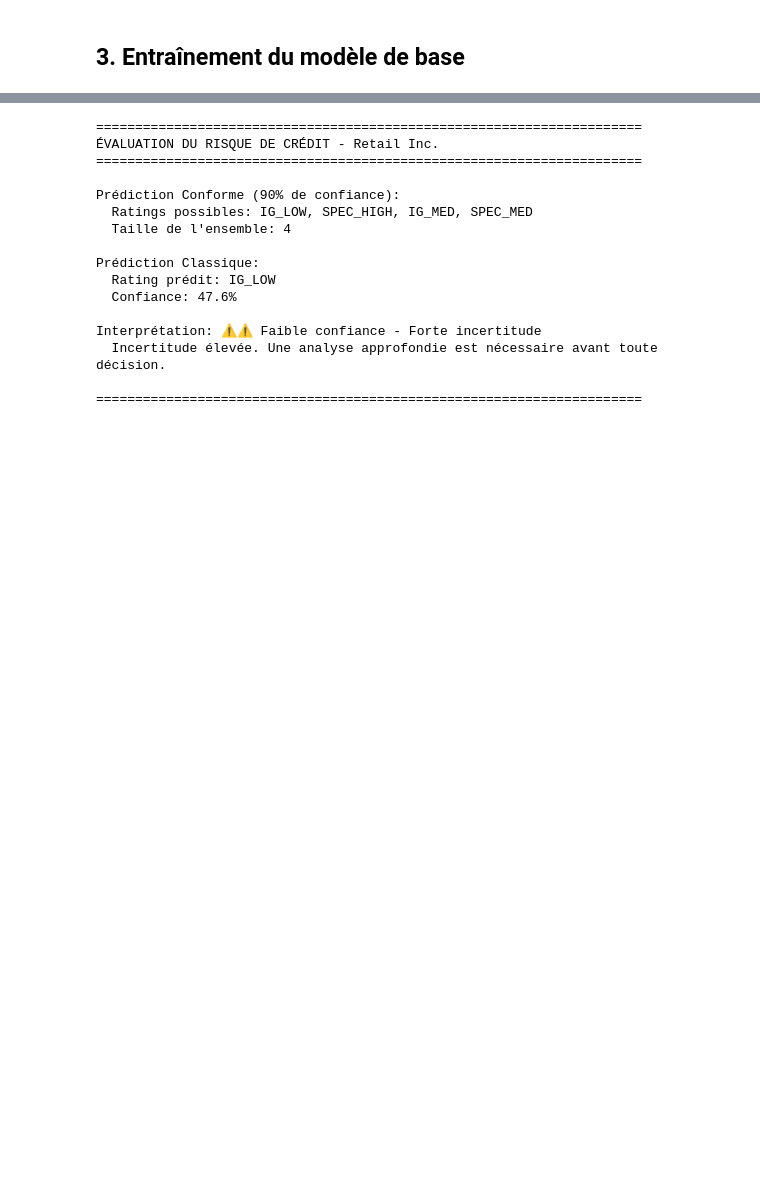
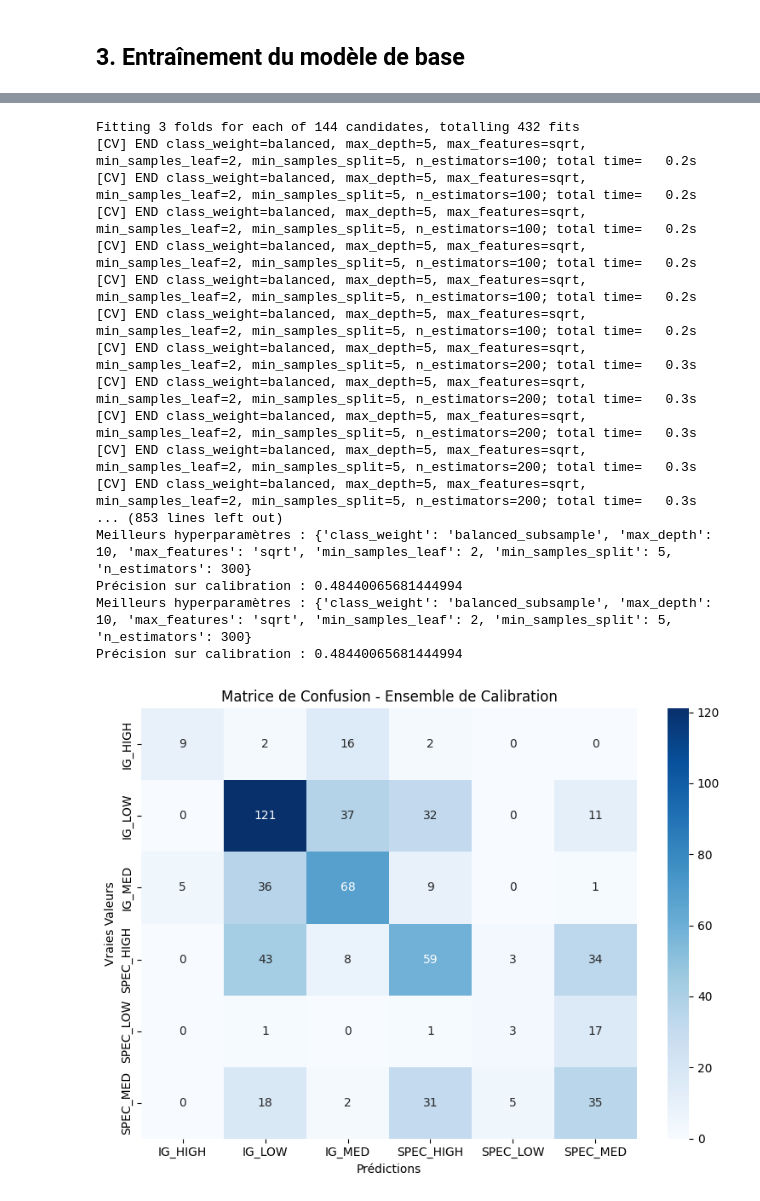
Before and after one commit to ErwannLesech/Prediction-Conforme-et-Regression-Quantile-en-finance, a Jupyter notebook: notebooks/Prediction_Conforme_Classification.ipynb, the cells around one changed output, grey strips where cells are left out. Cells and saved outputs as stored; diff of their text form; code cells hidden in the pictures; blank space fills up the shorter version.

Commit message:
add  rework on classification confomal prediction, implement CCP to compare with manual implementation of SCP.

```diff
--- a/notebooks/Prediction_Conforme_Classification.ipynb
+++ b/notebooks/Prediction_Conforme_Classification.ipynb
@@ -606,21 +162,58 @@ Interprétation: ⚠⚠ Faible confiance - Forte incertitude
-# %%
-company = exemple_entreprise_risquee()
-result = predictor.predict_with_interpretation(company)
-predictor.display_prediction(result)
-# %% [output]
-======================================================================
-ÉVALUATION DU RISQUE DE CRÉDIT - Retail Inc.
-======================================================================
-
-Prédiction Conforme (90% de confiance):
-  Ratings possibles: IG_LOW, SPEC_HIGH, IG_MED, SPEC_MED
-  Taille de l'ensemble: 4
-
-Prédiction Classique:
-  Rating prédit: IG_LOW
-  Confiance: 47.6%
-
-Interprétation: ⚠⚠ Faible confiance - Forte incertitude
-  Incertitude élevée. Une analyse approfondie est nécessaire avant toute décision.
-
-======================================================================
+# %%
+param_grid = {
+    'n_estimators': [100, 200, 300],
+    'max_depth': [5, 8, 10],
+    'min_samples_split': [5, 10],
+    'min_samples_leaf': [2, 5],
+    'max_features': ['sqrt', 'log2'],
+    'class_weight': ['balanced', 'balanced_subsample']
+}
+
+rf_base = RandomForestClassifier(random_state=42)
+
+grid_search = GridSearchCV(
+    estimator=rf_base,
+    param_grid=param_grid,
+    cv=3,
+    scoring='accuracy',
+    verbose=2,
+    return_train_score=True
+)
+
+grid_search.fit(X_train, y_train)
+rf_model = grid_search.best_estimator_
+print("Meilleurs hyperparamètres :", grid_search.best_params_)
+
+y_calib_pred = rf_model.predict(X_calib)
+calib_accuracy = accuracy_score(y_calib, y_calib_pred)
+
+print("Précision sur calibration :", calib_accuracy)
+
+plt.figure(figsize=(8, 6))
+cm = confusion_matrix(y_calib, y_calib_pred)
+sns.heatmap(cm, annot=True, fmt='d', cmap='Blues',
+            xticklabels=le.classes_, yticklabels=le.classes_)
+plt.title('Matrice de Confusion - Ensemble de Calibration')
+plt.xlabel('Prédictions')
+plt.ylabel('Vraies Valeurs')
+plt.tight_layout()
+plt.show()
+# %% [output]
+Fitting 3 folds for each of 144 candidates, totalling 432 fits
+[CV] END class_weight=balanced, max_depth=5, max_features=sqrt, min_samples_leaf=2, min_samples_split=5, n_estimators=100; total time=   0.2s
+[CV] END class_weight=balanced, max_depth=5, max_features=sqrt, min_samples_leaf=2, min_samples_split=5, n_estimators=100; total time=   0.2s
+[CV] END class_weight=balanced, max_depth=5, max_features=sqrt, min_samples_leaf=2, min_samples_split=5, n_estimators=100; total time=   0.2s
+[CV] END class_weight=balanced, max_depth=5, max_features=sqrt, min_samples_leaf=2, min_samples_split=5, n_estimators=100; total time=   0.2s
+[CV] END class_weight=balanced, max_depth=5, max_features=sqrt, min_samples_leaf=2, min_samples_split=5, n_estimators=100; total time=   0.2s
+[CV] END class_weight=balanced, max_depth=5, max_features=sqrt, min_samples_leaf=2, min_samples_split=5, n_estimators=100; total time=   0.2s
+[CV] END class_weight=balanced, max_depth=5, max_features=sqrt, min_samples_leaf=2, min_samples_split=5, n_estimators=200; total time=   0.3s
+[CV] END class_weight=balanced, max_depth=5, max_features=sqrt, min_samples_leaf=2, min_samples_split=5, n_estimators=200; total time=   0.3s
+[CV] END class_weight=balanced, max_depth=5, max_features=sqrt, min_samples_leaf=2, min_samples_split=5, n_estimators=200; total time=   0.3s
+[CV] END class_weight=balanced, max_depth=5, max_features=sqrt, min_samples_leaf=2, min_samples_split=5, n_estimators=200; total time=   0.3s
+[CV] END class_weight=balanced, max_depth=5, max_features=sqrt, min_samples_leaf=2, min_samples_split=5, n_estimators=200; total time=   0.3s
+... (853 lines left out)
+Meilleurs hyperparamètres : {'class_weight': 'balanced_subsample', 'max_depth': 10, 'max_features': 'sqrt', 'min_samples_leaf': 2, 'min_samples_split': 5, 'n_estimators': 300}
+Précision sur calibration : 0.48440065681444994
+Meilleurs hyperparamètres : {'class_weight': 'balanced_subsample', 'max_depth': 10, 'max_features': 'sqrt', 'min_samples_leaf': 2, 'min_samples_split': 5, 'n_estimators': 300}
+Précision sur calibration : 0.48440065681444994
+[figure, added]
```
Also changed, not shown: parts of 50 cells of this notebook, 1 other file.
